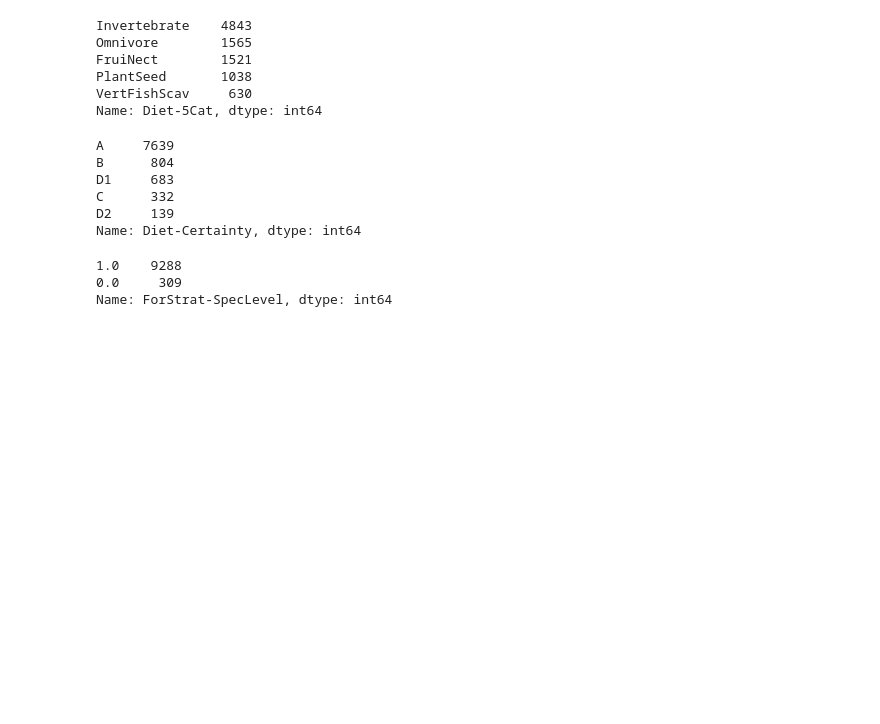
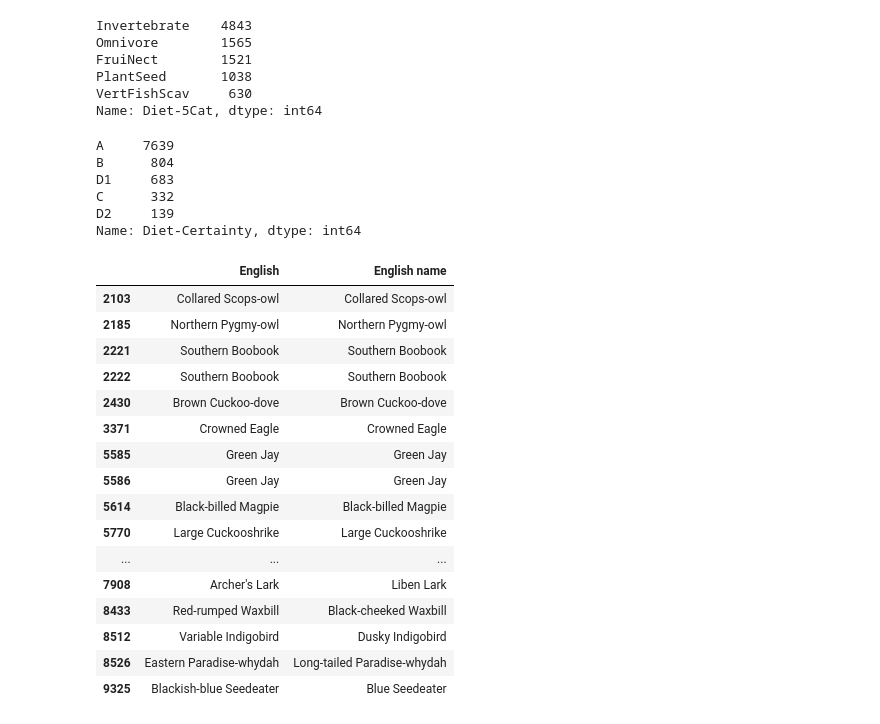
Before and after one commit to andrewwhitman/BirdConservation, a Jupyter notebook: notebooks/Andrew/01-Andrew-EDA.ipynb, the cells around one changed output. Saved outputs shown, nothing was run; the diff lists cells and outputs as text; code cells hidden in the pictures; blank space fills up the shorter version.

```diff
--- a/notebooks/Andrew/01-Andrew-EDA.ipynb
+++ b/notebooks/Andrew/01-Andrew-EDA.ipynb
@@ -253,11 +306,23 @@ D1     683
 C      332
 D2     139
 Name: Diet-Certainty, dtype: int64
-# %%
-# quality of source of foraging strategy info
-# 1 = species-level; 0 = not
-df['ForStrat-SpecLevel'].value_counts()
-# %% [output]
-1.0    9288
-0.0     309
-Name: ForStrat-SpecLevel, dtype: int64
+# %%
+df[df['English name'].duplicated(keep=False)][['English', 'English name']]
+# %% [output]
+|  | English | English name |
+| 2103 | Collared Scops-owl | Collared Scops-owl |
+| 2185 | Northern Pygmy-owl | Northern Pygmy-owl |
+| 2221 | Southern Boobook | Southern Boobook |
+| 2222 | Southern Boobook | Southern Boobook |
+| 2430 | Brown Cuckoo-dove | Brown Cuckoo-dove |
+| 3371 | Crowned Eagle | Crowned Eagle |
+| 5585 | Green Jay | Green Jay |
+| 5586 | Green Jay | Green Jay |
+| 5614 | Black-billed Magpie | Black-billed Magpie |
+| 5770 | Large Cuckooshrike | Large Cuckooshrike |
+| ... | ... | ... |
+| 7908 | Archer's Lark | Liben Lark |
+| 8433 | Red-rumped Waxbill | Black-cheeked Waxbill |
+| 8512 | Variable Indigobird | Dusky Indigobird |
+| 8526 | Eastern Paradise-whydah | Long-tailed Paradise-whydah |
+| 9325 | Blackish-blue Seedeater | Blue Seedeater |
```
Also changed, not shown: parts of 9 cells of this notebook, 1 other file.
